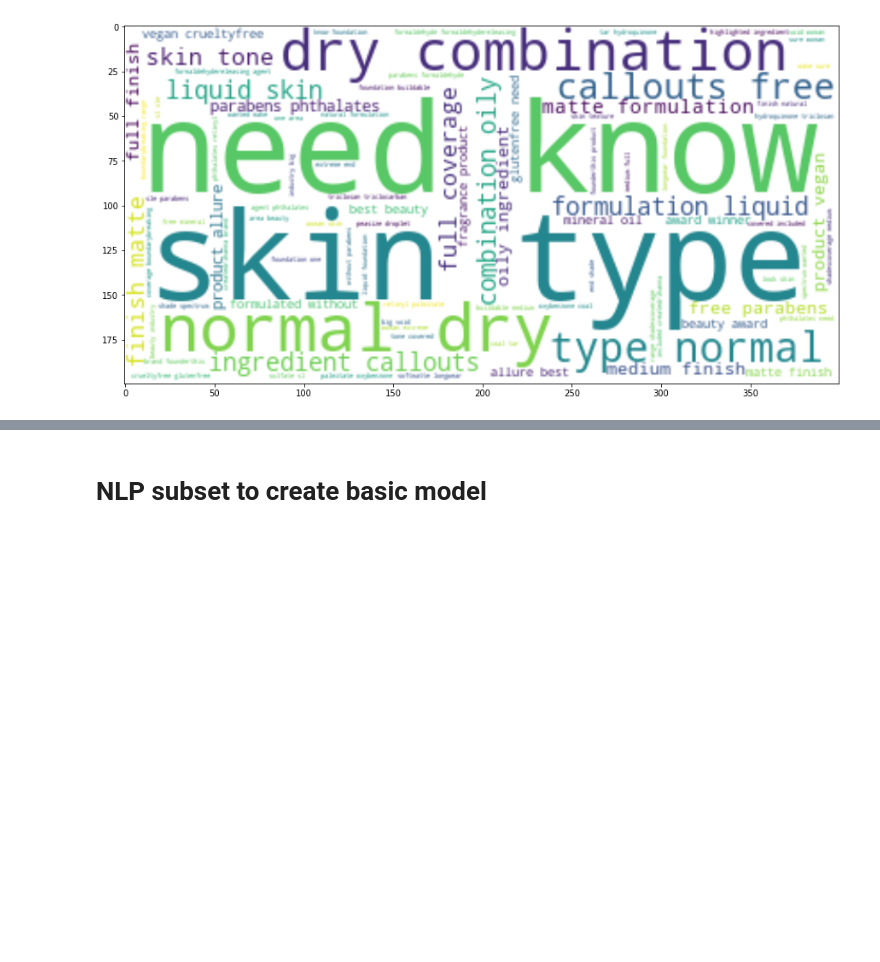
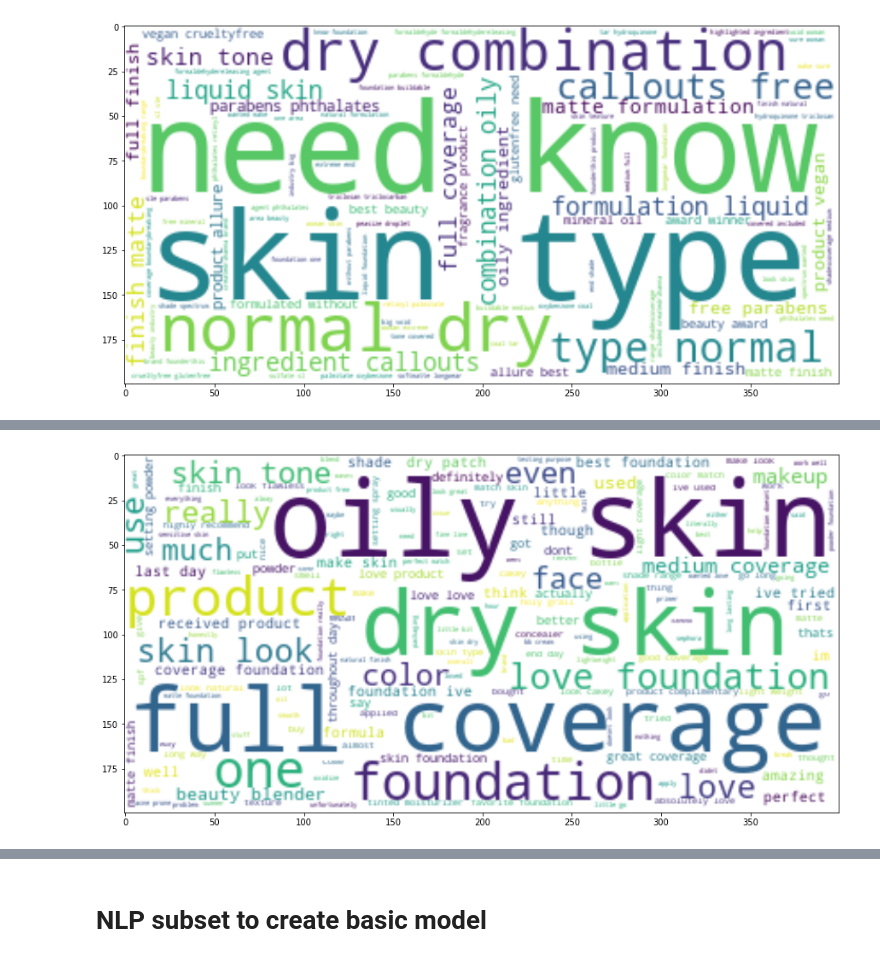
Before and after one commit to nicleong27/Beauty_Reviews, a Jupyter notebook: Reviews-Modelling.ipynb, the cells around one changed output, grey strips where cells are left out. Drawn from its saved outputs; the diff is of its cells as text; code cells hidden in the pictures; blank space fills up the shorter version.

```diff
--- a/Reviews-Modelling.ipynb
+++ b/Reviews-Modelling.ipynb
@@ -580,0 +609,5 @@ Name: recommended, dtype: int64
+# %%
+create_wordcloud(model2, 'review_text')
+plt.savefig('imgs/WordCloud_reviews')
+# %% [output]
+[figure, added]
```
Also changed, not shown: parts of 73 cells of this notebook.
